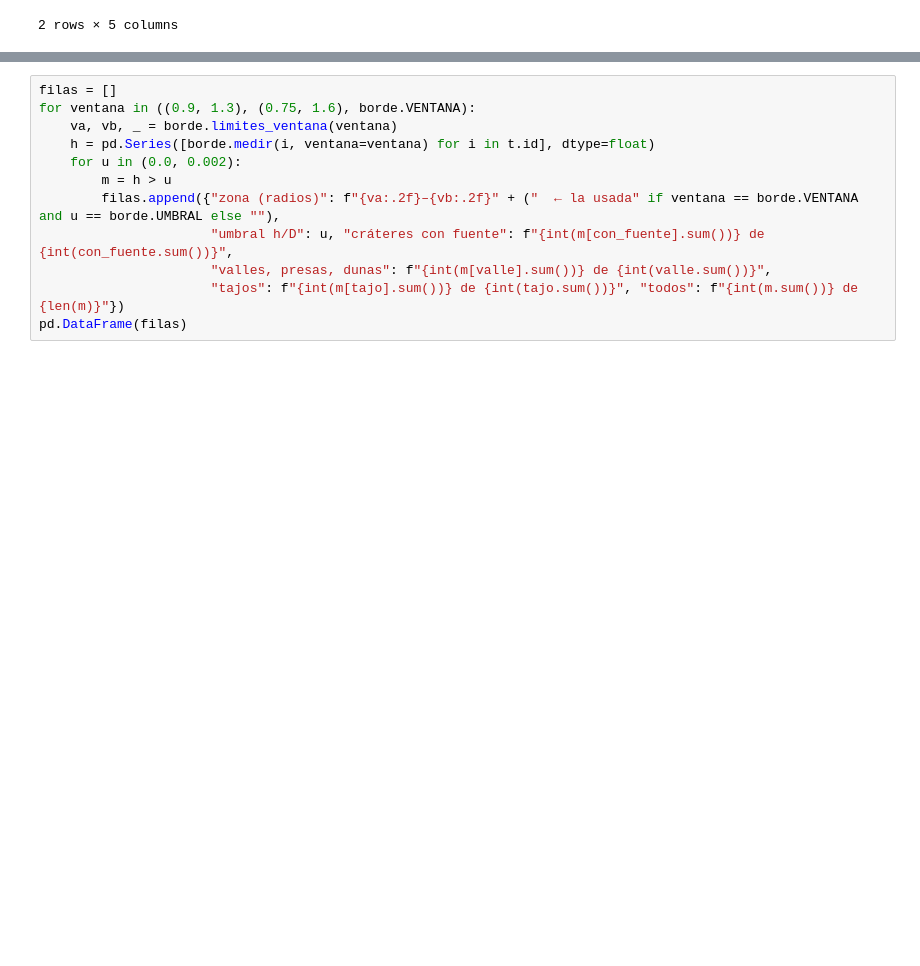
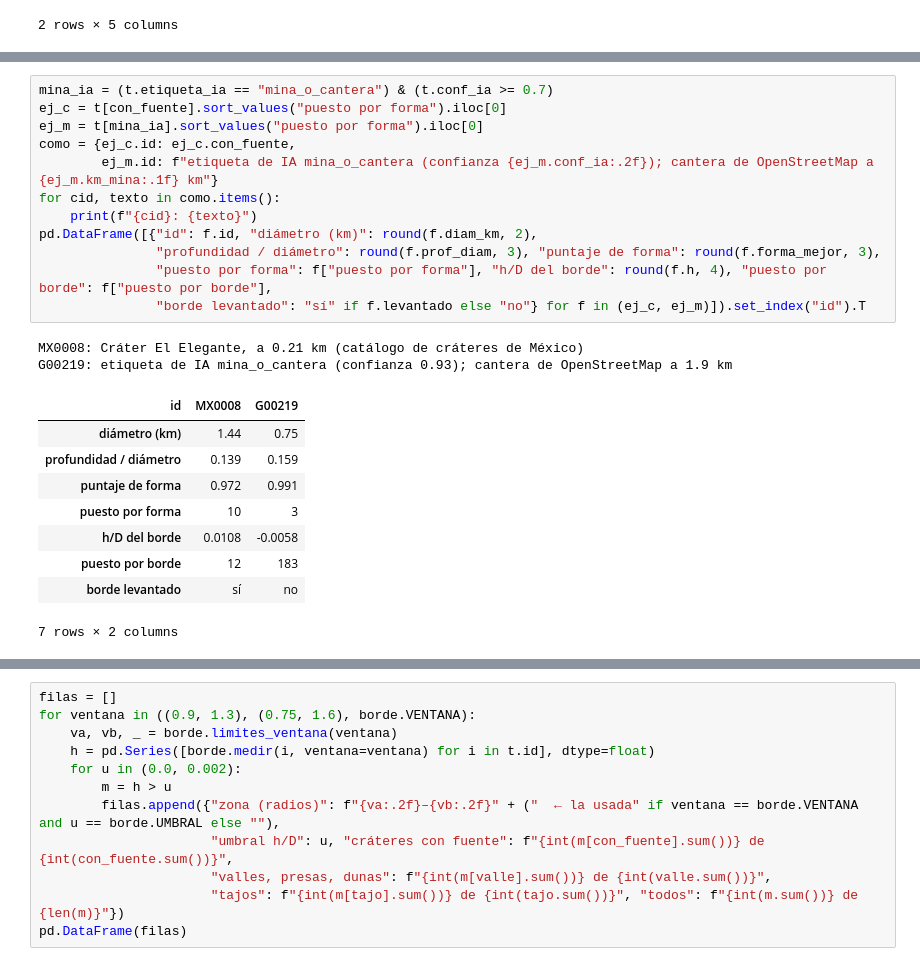
Before and after one commit to Niettzche/spaceapps-2026, a Jupyter notebook: informe/exposicion_modelo/01_borde_levantado.ipynb, the cells around one changed output, grey strips where cells are left out. Drawn from its saved outputs; the diff is of its cells as text; blank space fills up the shorter version.

```diff
--- a/informe/exposicion_modelo/01_borde_levantado.ipynb
+++ b/informe/exposicion_modelo/01_borde_levantado.ipynb
@@ -211,0 +218,24 @@ pd.DataFrame(filas)
+# %%
+mina_ia = (t.etiqueta_ia == "mina_o_cantera") & (t.conf_ia >= 0.7)
+ej_c = t[con_fuente].sort_values("puesto por forma").iloc[0]
+ej_m = t[mina_ia].sort_values("puesto por forma").iloc[0]
+como = {ej_c.id: ej_c.con_fuente,
+        ej_m.id: f"etiqueta de IA mina_o_cantera (confianza {ej_m.conf_ia:.2f}); cantera de OpenStreetMap a {ej_m.km_mina:.1f} km"}
+for cid, texto in como.items():
+    print(f"{cid}: {texto}")
+pd.DataFrame([{"id": f.id, "diámetro (km)": round(f.diam_km, 2),
+               "profundidad / diámetro": round(f.prof_diam, 3), "puntaje de forma": round(f.forma_mejor, 3),
+               "puesto por forma": f["puesto por forma"], "h/D del borde": round(f.h, 4), "puesto por borde": f["puesto por borde"],
+               "borde levantado": "sí" if f.levantado else "no"} for f in (ej_c, ej_m)]).set_index("id").T
+# %% [output]
+MX0008: Cráter El Elegante, a 0.21 km (catálogo de cráteres de México)
+G00219: etiqueta de IA mina_o_cantera (confianza 0.93); cantera de OpenStreetMap a 1.9 km
+| id | MX0008 | G00219 |
+| diámetro (km) | 1.44 | 0.75 |
+| profundidad / diámetro | 0.139 | 0.159 |
+| puntaje de forma | 0.972 | 0.991 |
+| puesto por forma | 10 | 3 |
+| h/D del borde | 0.0108 | -0.0058 |
+| puesto por borde | 12 | 183 |
+| borde levantado | sí | no |
+7 rows × 2 columns
```
Also changed, not shown: parts of 12 cells of this notebook, 9 other files.
